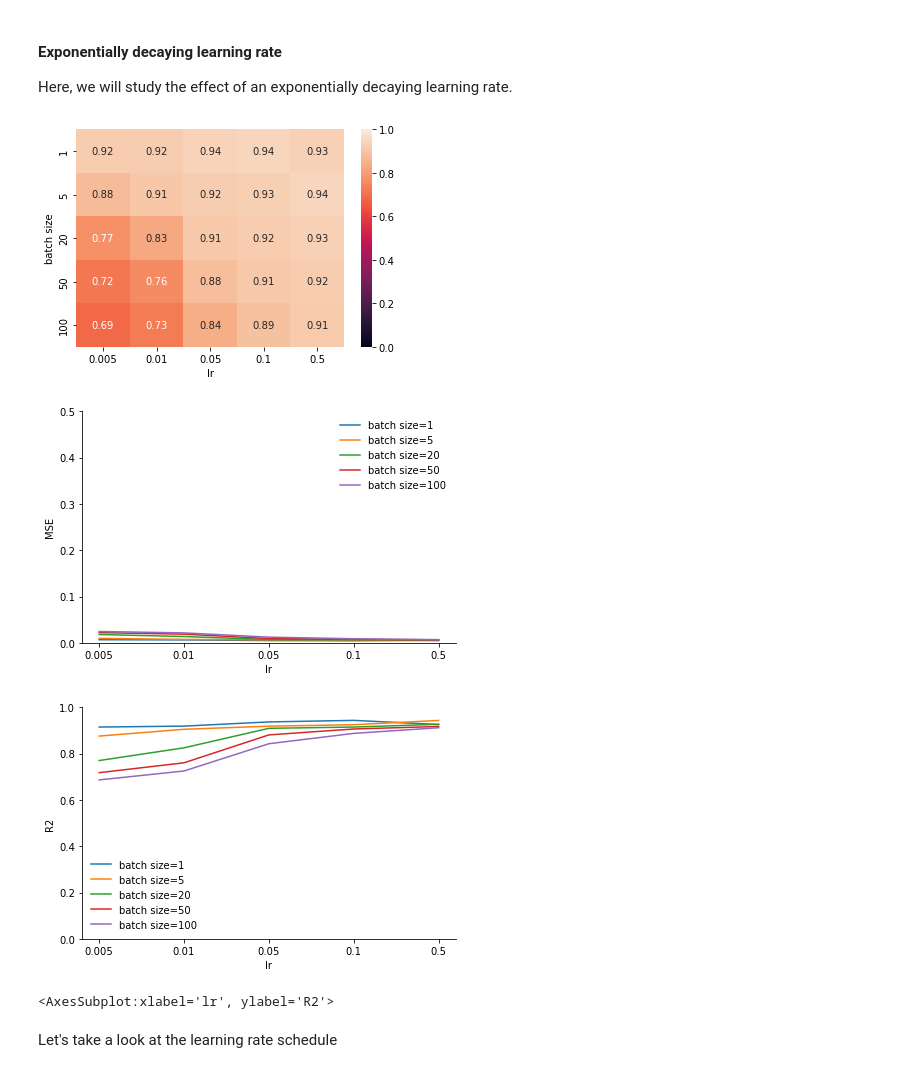
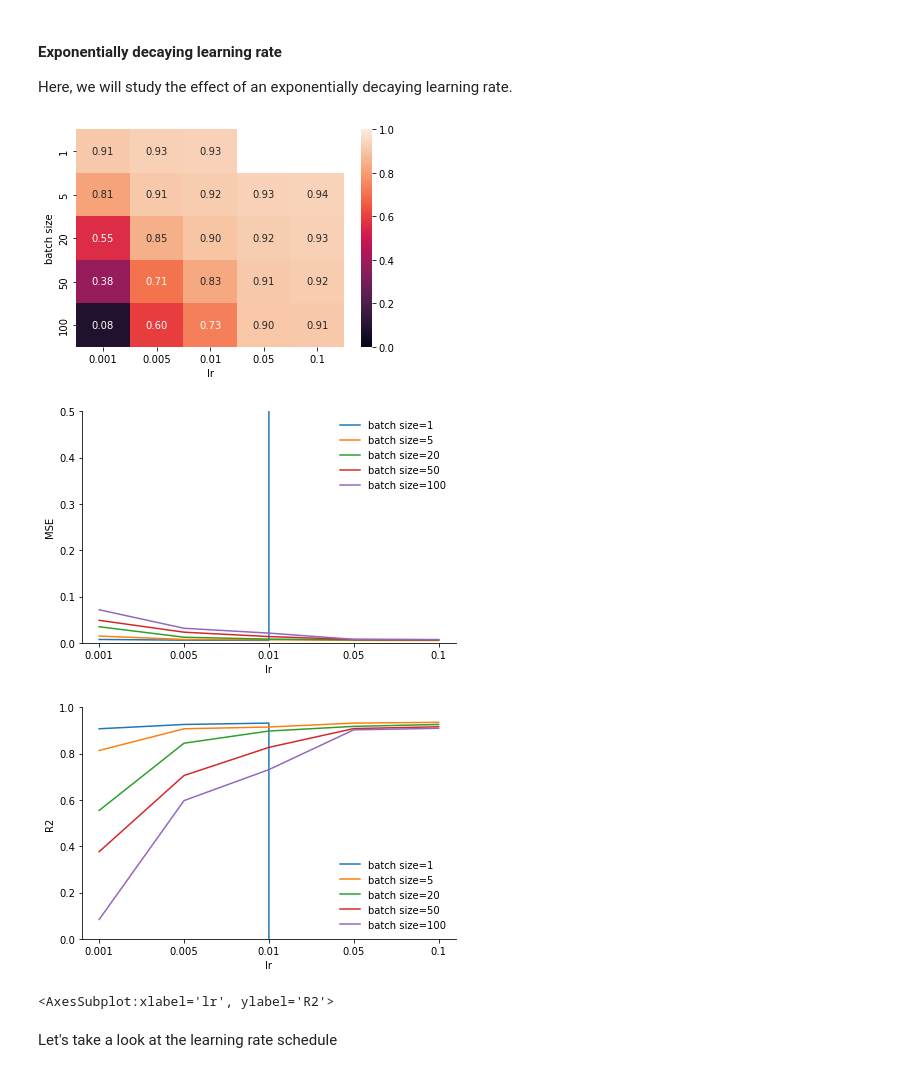
Before and after one commit to frederikrogge/compsci-project, a Jupyter notebook: Notebooks/task_f.ipynb, the cells around one changed output. Cells and saved outputs as stored; diff of their text form; code cells hidden in the pictures.

```diff
--- a/Notebooks/task_f.ipynb
+++ b/Notebooks/task_f.ipynb
@@ -2,7 +2,7 @@
 # Task F
 # %%
 import numpy as np
-from sklearn.preprocessing import PolynomialFeatures
+from sklearn.preprocessing import PolynomialFeatures, StandardScaler
 from sklearn.model_selection import train_test_split
 import seaborn as sns
 import pandas as pd
@@ -33,5 +33,10 @@ poly = PolynomialFeatures(degree, include_bias=True)
 x_train = poly.fit_transform(x_train)
 x_test = poly.transform(x_test)
 
+# Scale data (leave out intercept/bias)
+scaler = StandardScaler()
+x_train[:, 1:] = scaler.fit_transform(x_train[:, 1:])
+x_test[:, 1:] = scaler.transform(x_test[:, 1:])
+
 print(x_train.shape)
 # %% [output]
@@ -43,7 +48,7 @@ First, consider the simple case of a linear regression model that is trained usi
 # %%
 # Define parameters
 epochs = 2000
-lr = 0.1
+lr = 0.001
 batch_size = 1
 
 # Instantiate optimizer and model
@@ -129,6 +134,7 @@ for i, epochs in enumerate(n_epochs):
         all_scores.append(r2_scores)
 
     df = pd.DataFrame(np.array(all_scores), index=batch_sizes, columns=lrs)
+    df = df.mask(df < -100)
     heatmap = sns.heatmap(df, vmin=0, vmax=1, annot=True, fmt=".2f",)
     plt.xlabel('lr')
     plt.ylabel('batch size')
@@ -161,10 +167,10 @@ Results for 5000 epochs
 
 Here, we will study the effect of an exponentially decaying learning rate.
 # %%
-lrs = [5e-3, 1e-2, 5e-2, 1e-1, 5e-1]
+lrs = [1e-3, 5e-3, 1e-2, 5e-2, 1e-1]
 batch_sizes = [1, 5, 20, 50, 100]
 epochs = 5000
-k = 0.0001
+k = 0.001
 
 # Iterate over different batch sizes
 all_losses = []
@@ -181,36 +187,37 @@ for batch_size in batch_sizes:
         lr_scheduler = ExpLearningScheduler(lr, k=k)
 
         # Train model
         model.train(x_train, y_train, optimizer, batch_size, epochs, lr_scheduler)
 
         y_hat = model.predict(x_test)
         mse = MSE(y_test, y_hat)
         r2 = R2(y_test, y_hat)
 
         # Append
         mse_losses.append(mse)
         r2_scores.append(r2)
 
     all_losses.append(mse_losses)
     all_scores.append(r2_scores)
 
 df = pd.DataFrame(np.array(all_scores), index=batch_sizes, columns=lrs)
+df = df.mask(df < -100)
 heatmap = sns.heatmap(df, vmin=0, vmax=1, annot=True, fmt=".2f",)
 plt.xlabel('lr')
 plt.ylabel('batch size')
 fig = heatmap.get_figure()
 fig.savefig(os.path.join(SAVE_PATH, 'f_heatmap_sgd_linear_lr-sc_lr-batch'), dpi=300, transparent=True, bbox_inches='tight')
 
 legend = ['batch size='+str(batch_size) for batch_size in batch_sizes]
 plot_metric(y=all_losses, x=np.arange(len(lrs)), nx_ticks=lrs, y_limit=[0, 0.5], show=True, save=True, x_label='lr', y_label='MSE',
             name='f_mse_sgd_linear_lr-sc_lr-batch', legend=legend)
 
 plot_metric(y=all_scores, x=np.arange(len(lrs)), nx_ticks=lrs, y_limit=[0, 1], show=True, save=True, x_label='lr', y_label='R2',
             name='f_r2_sgd_linear_lr-sc_lr-batch', legend=legend)
 # %% [output]
-[figure, old version]
+[figure, new version]
-[figure, old version]
+[figure, new version]
-[figure, old version]
+[figure, new version]
 <AxesSubplot:xlabel='lr', ylabel='R2'>
 # %% [markdown]
 Let's take a look at the learning rate schedule
```
Also changed, not shown: parts of 12 cells of this notebook, 44 other files.
